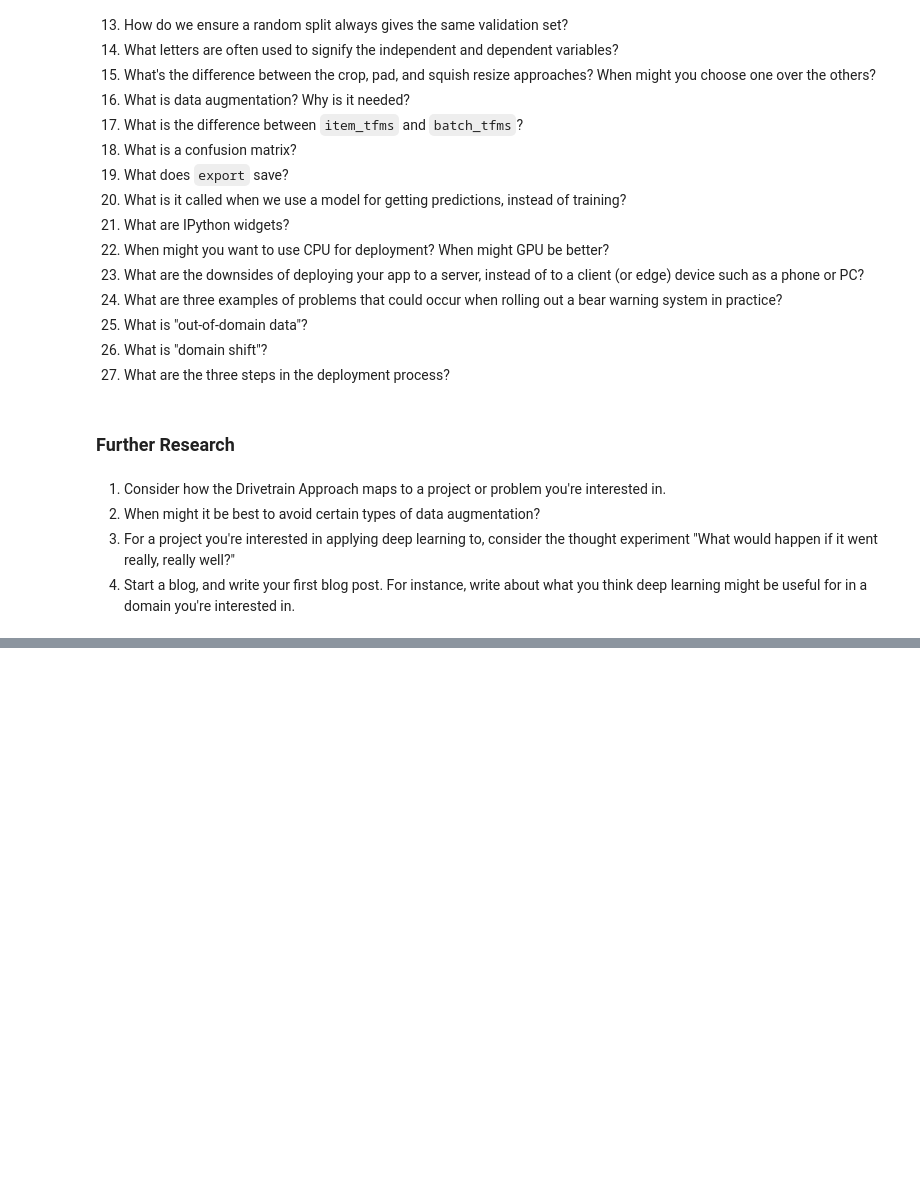
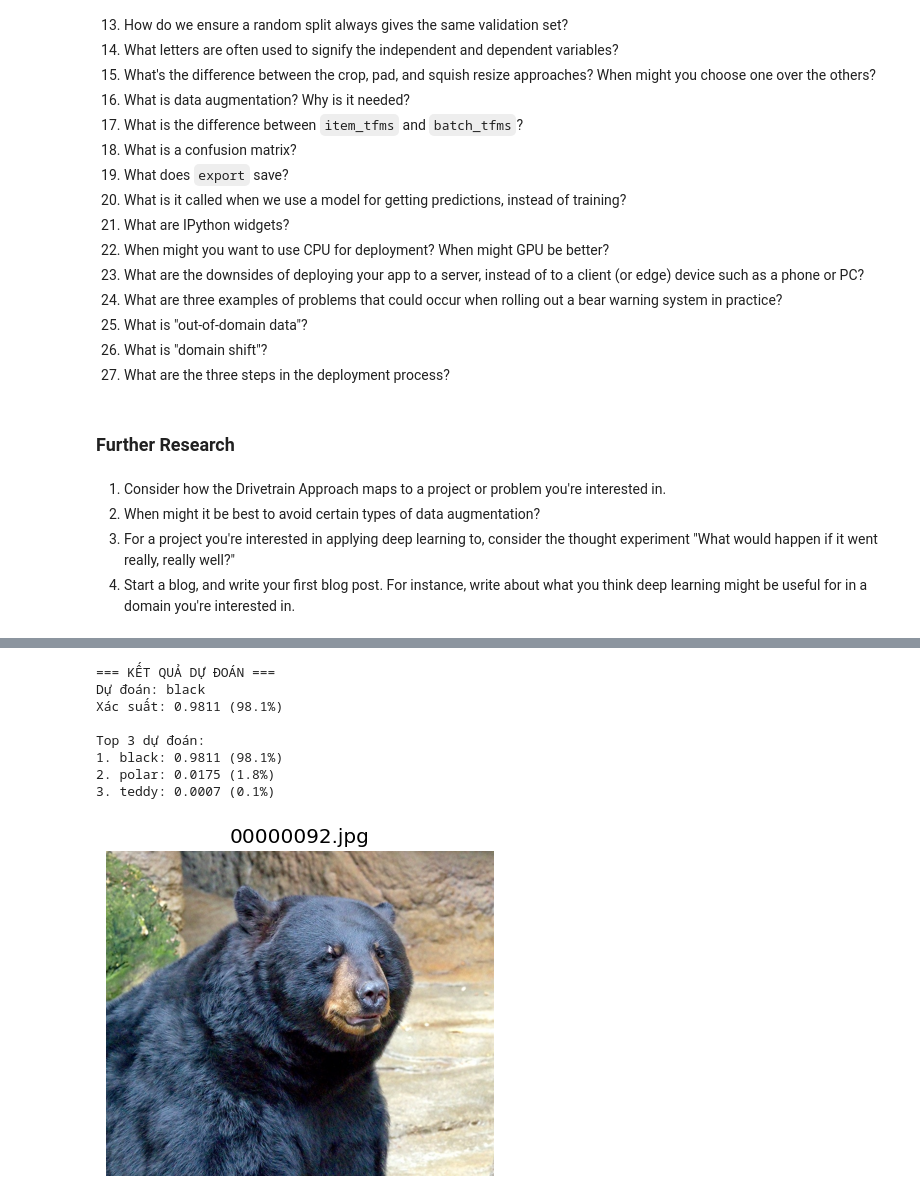
Before and after one commit to quangnguyen250306-ui/cisc-121-project, a Jupyter notebook: 02_production.ipynb, the cells around one changed output, grey strips where cells are left out. Saved outputs shown, nothing was run; the diff lists cells and outputs as text; code cells hidden in the pictures; blank space fills up the shorter version.

```diff
--- a/02_production.ipynb
+++ b/02_production.ipynb
@@ -1413,0 +853,15 @@ Probabilities: {'black': tensor(8.1900e-09), 'grizzly': tensor(1.0000), 'polar':
+# %%
+learn_inf = load_learner('bear_classifier_4classes.pkl')
+print("Model classes:", learn_inf.dls.vocab)
+
+# Test one polar image
+if len(get_image_files('bears/polar')) > 0:
+    test_img = get_image_files('bears/polar')[0]
+    img = PILImage.create(test_img)
+    img.to_thumb(300)
+
+    pred, _, probs = learn_inf.predict(img)
+    print(f"\nPrediction: {pred}")
+    print(f"Confidence: {probs.max():.4f}")
+else:
+    print("No polar images found yet")
@@ -1413,0 +875,34 @@ Probabilities: {'black': tensor(8.1900e-09), 'grizzly': tensor(1.0000), 'polar':
+# %%
+from fastai.vision.all import *
+import random
+
+# Đường dẫn đến thư mục dataset gấu
+path = Path('bears')          # ← Thay đổi nếu tên thư mục khác
+
+# Lấy tất cả ảnh
+fnames = get_image_files(path)
+
+if len(fnames) == 0:
+    print("❌ Không tìm thấy ảnh nào trong thư mục 'bears'")
+    print("Hãy kiểm tra thư mục hoặc tải dataset trước")
+else:
+    # Chọn ngẫu nhiên 1 ảnh
+    img_path = random.choice(fnames)
+
+    # Hiển thị ảnh
+    img = PILImage.create(img_path)
+    img.show(title=img_path.name)
+
+    # Dự đoán
+    pred, _, probs = learn.predict(img)
+
+    print("\n=== KẾT QUẢ DỰ ĐOÁN ===")
+    print("Dự đoán:", pred)
+    print("Xác suất:", f"{probs.max().item():.4f} ({probs.max().item()*100:.1f}%)")
+
+    # Top 3 dự đoán
+    print("\nTop 3 dự đoán:")
+    probs_sorted = sorted(zip(learn.dls.vocab, probs), key=lambda x: x[1], reverse=True)
+    for i, (label, prob) in enumerate(probs_sorted[:3], 1):
+        print(f"{i}. {label}: {prob:.4f} ({prob*100:.1f}%)")
+# %% [output]
@@ -1413,0 +910,9 @@ Probabilities: {'black': tensor(8.1900e-09), 'grizzly': tensor(1.0000), 'polar':
+=== KẾT QUẢ DỰ ĐOÁN ===
+Dự đoán: black
+Xác suất: 0.9811 (98.1%)
+
+Top 3 dự đoán:
+1. black: 0.9811 (98.1%)
+2. polar: 0.0175 (1.8%)
+3. teddy: 0.0007 (0.1%)
+[figure, added]
```
Also changed, not shown: parts of 63 cells of this notebook.
